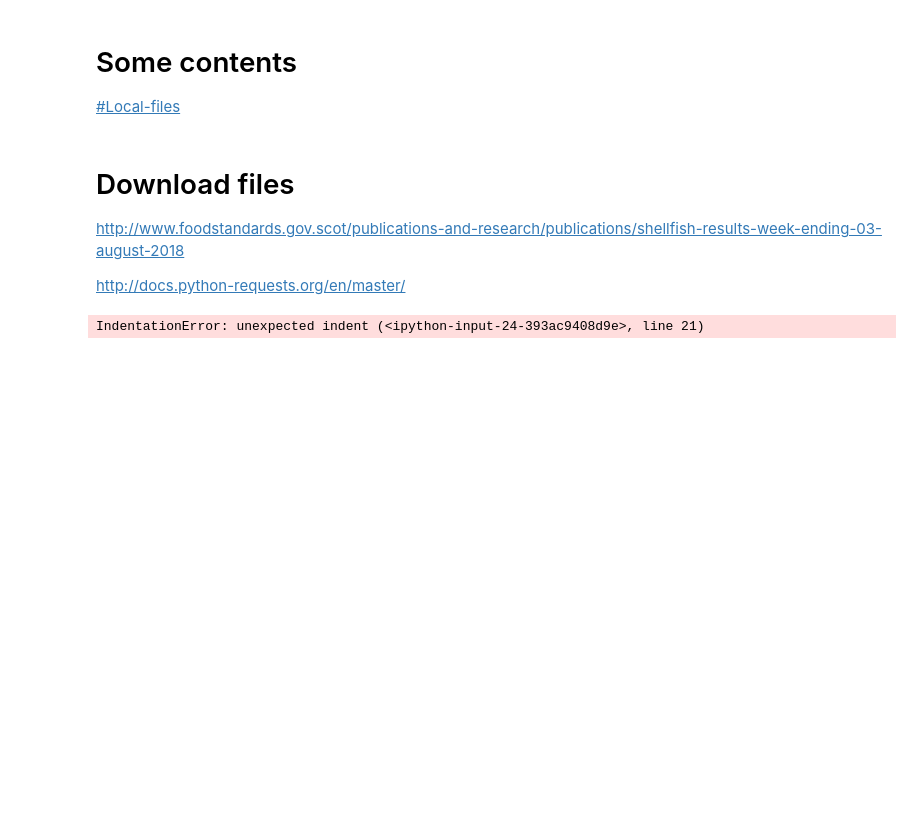
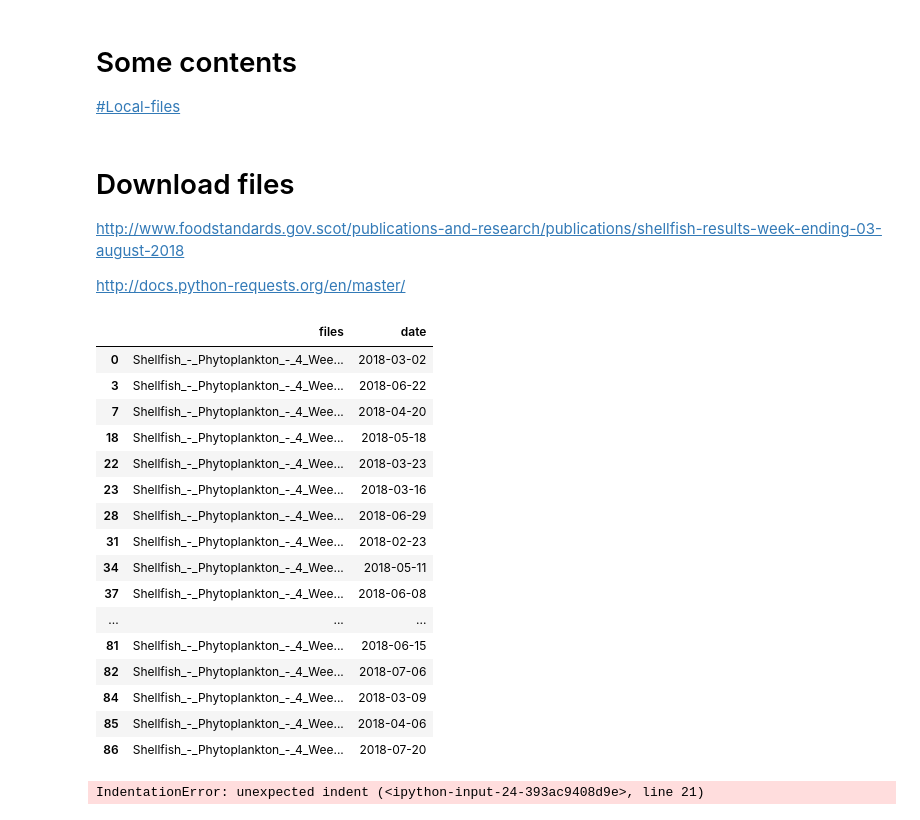
Before and after one commit to douglasmacdonald/python, a Jupyter notebook: notebooks/water_quality_develop.ipynb, the cells around one changed output. Cells and saved outputs as stored; diff of their text form; code cells hidden in the pictures; blank space fills up the shorter version.

```diff
--- a/notebooks/water_quality_develop.ipynb
+++ b/notebooks/water_quality_develop.ipynb
@@ -130,3 +79,23 @@ if False:
+# %%
+list_of_data_files_phytoplankton
+# %% [output]
+|  | files | date |
+| 0 | Shellfish_-_Phytoplankton_-_4_Wee... | 2018-03-02 |
+| 3 | Shellfish_-_Phytoplankton_-_4_Wee... | 2018-06-22 |
+| 7 | Shellfish_-_Phytoplankton_-_4_Wee... | 2018-04-20 |
+| 18 | Shellfish_-_Phytoplankton_-_4_Wee... | 2018-05-18 |
+| 22 | Shellfish_-_Phytoplankton_-_4_Wee... | 2018-03-23 |
+| 23 | Shellfish_-_Phytoplankton_-_4_Wee... | 2018-03-16 |
+| 28 | Shellfish_-_Phytoplankton_-_4_Wee... | 2018-06-29 |
+| 31 | Shellfish_-_Phytoplankton_-_4_Wee... | 2018-02-23 |
+| 34 | Shellfish_-_Phytoplankton_-_4_Wee... | 2018-05-11 |
+| 37 | Shellfish_-_Phytoplankton_-_4_Wee... | 2018-06-08 |
+| ... | ... | ... |
+| 81 | Shellfish_-_Phytoplankton_-_4_Wee... | 2018-06-15 |
+| 82 | Shellfish_-_Phytoplankton_-_4_Wee... | 2018-07-06 |
+| 84 | Shellfish_-_Phytoplankton_-_4_Wee... | 2018-03-09 |
+| 85 | Shellfish_-_Phytoplankton_-_4_Wee... | 2018-04-06 |
+| 86 | Shellfish_-_Phytoplankton_-_4_Wee... | 2018-07-20 |
 # %%
 #def year(x):
 #    return int(x.split('.')[0].split('_')[-4])
```
Also changed, not shown: parts of 7 cells of this notebook, 2 other files.
